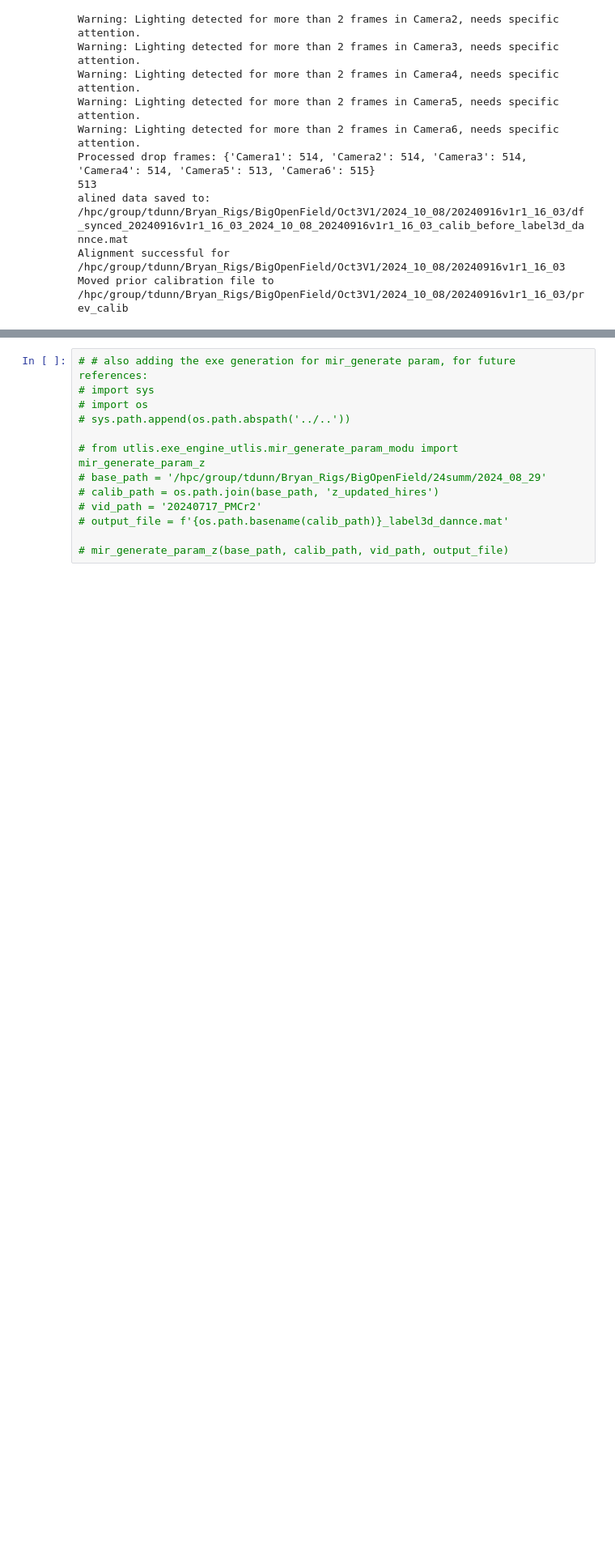
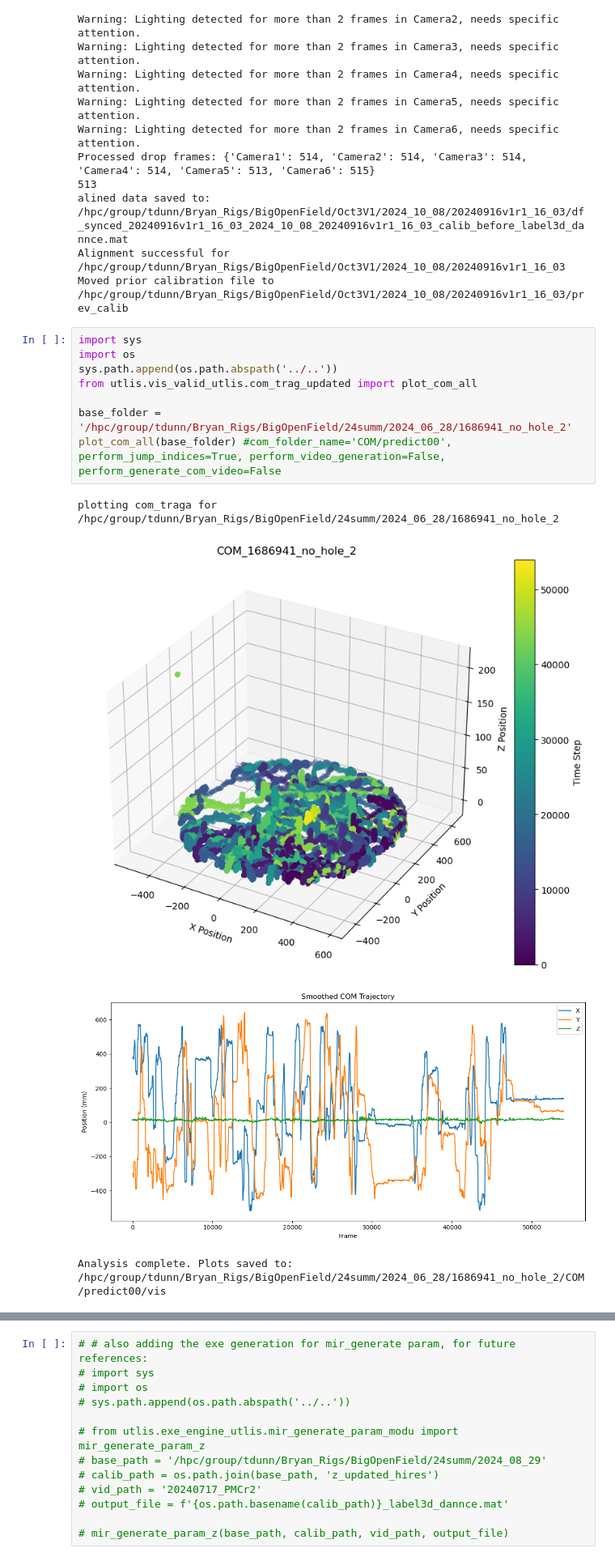
Before and after one commit to gadsfly/BBOP, a Jupyter notebook: execution/try/sync_df_from_raw_exe.ipynb, the cells around one changed output, grey strips where cells are left out. Shown at 81% size. Saved outputs shown, nothing was run; the diff lists cells and outputs as text; blank space fills up the shorter version.

```diff
--- a/execution/try/sync_df_from_raw_exe.ipynb
+++ b/execution/try/sync_df_from_raw_exe.ipynb
@@ -47,4 +46,17 @@ Processed drop frames: {'Camera1': 514, 'Camera2': 514, 'Camera3': 514, 'Camera4
 alined data saved to: /hpc/group/tdunn/Bryan_Rigs/BigOpenField/Oct3V1/2024_10_08/20240916v1r1_16_03/df_synced_20240916v1r1_16_03_2024_10_08_20240916v1r1_16_03_calib_before_label3d_dannce.mat
 Alignment successful for /hpc/group/tdunn/Bryan_Rigs/BigOpenField/Oct3V1/2024_10_08/20240916v1r1_16_03
 Moved prior calibration file to /hpc/group/tdunn/Bryan_Rigs/BigOpenField/Oct3V1/2024_10_08/20240916v1r1_16_03/prev_calib
+# %%
+import sys
+import os
+sys.path.append(os.path.abspath('../..'))
+from utlis.vis_valid_utlis.com_trag_updated import plot_com_all
+
+base_folder = '/hpc/group/tdunn/Bryan_Rigs/BigOpenField/24summ/2024_06_28/1686941_no_hole_2'
+plot_com_all(base_folder) #com_folder_name='COM/predict00', perform_jump_indices=True, perform_video_generation=False, perform_generate_com_video=False
+# %% [output]
+plotting com_traga for /hpc/group/tdunn/Bryan_Rigs/BigOpenField/24summ/2024_06_28/1686941_no_hole_2
+[figure, added]
+[figure, added]
+Analysis complete. Plots saved to: /hpc/group/tdunn/Bryan_Rigs/BigOpenField/24summ/2024_06_28/1686941_no_hole_2/COM/predict00/vis
 # %%
```
Also changed, not shown: parts of 6 cells of this notebook, 4 other files.
